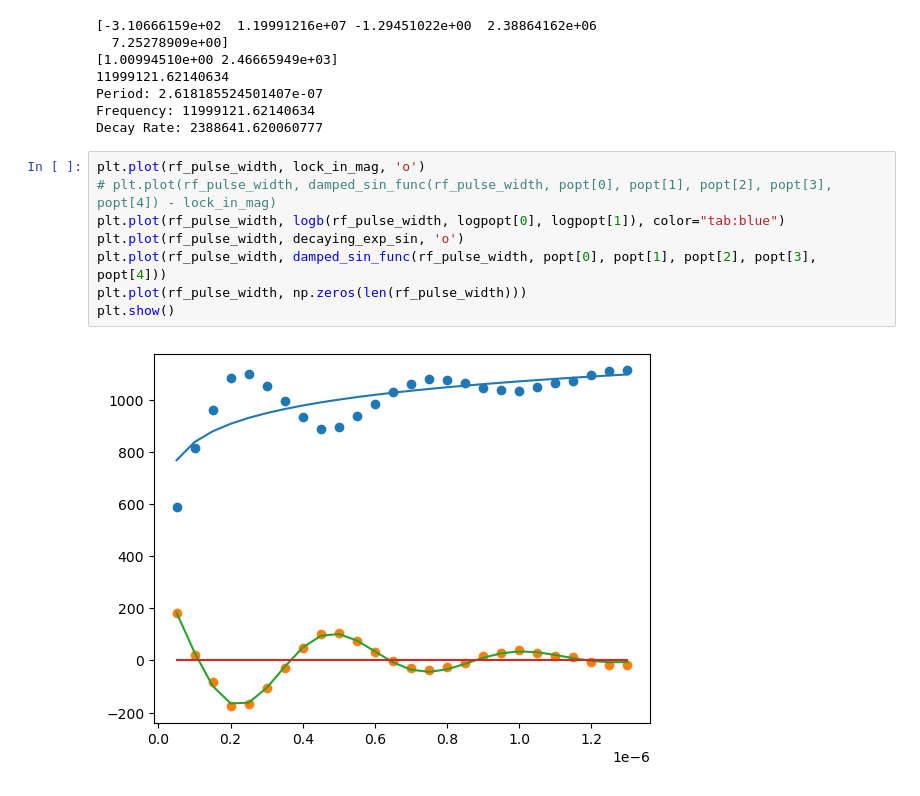
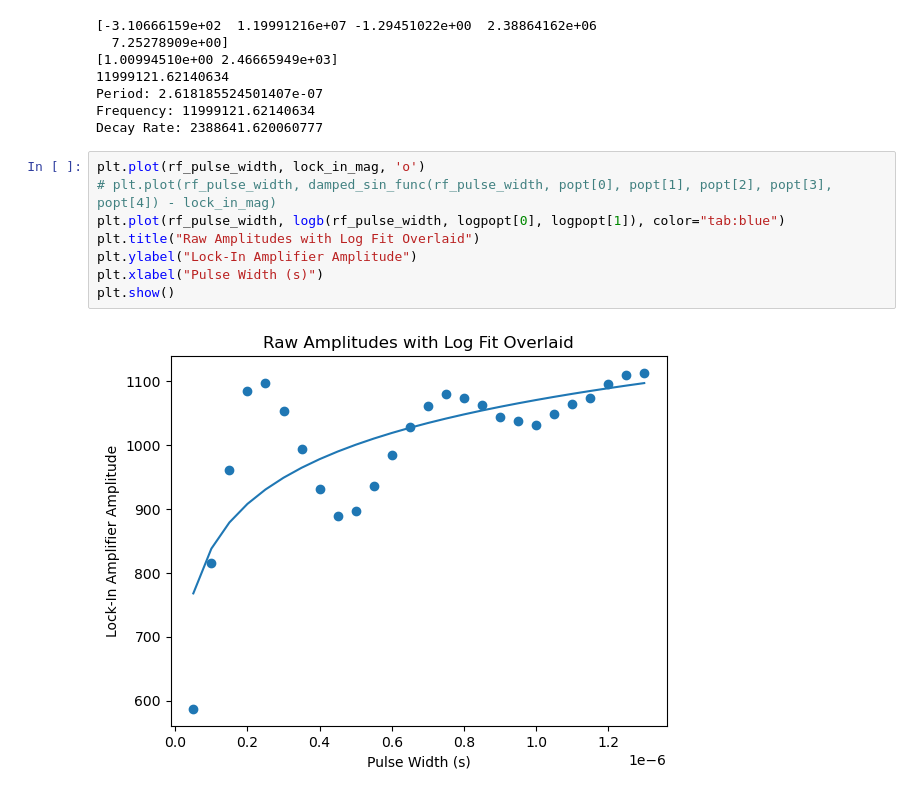
Before and after one commit to yudgy/ee400-lab2-qubit-control, a Jupyter notebook: Rabi_exp.ipynb, the cells around one changed output. Saved outputs shown, nothing was run; the diff lists cells and outputs as text.

```diff
--- a/Rabi_exp.ipynb
+++ b/Rabi_exp.ipynb
@@ -287,10 +287,10 @@ Decay Rate: 2388641.620060777
 # %%
 plt.plot(rf_pulse_width, lock_in_mag, 'o')
 # plt.plot(rf_pulse_width, damped_sin_func(rf_pulse_width, popt[0], popt[1], popt[2], popt[3], popt[4]) - lock_in_mag)
 plt.plot(rf_pulse_width, logb(rf_pulse_width, logpopt[0], logpopt[1]), color="tab:blue")
-plt.plot(rf_pulse_width, decaying_exp_sin, 'o')
-plt.plot(rf_pulse_width, damped_sin_func(rf_pulse_width, popt[0], popt[1], popt[2], popt[3], popt[4]))
-plt.plot(rf_pulse_width, np.zeros(len(rf_pulse_width)))
+plt.title("Raw Amplitudes with Log Fit Overlaid")
+plt.ylabel("Lock-In Amplifier Amplitude")
+plt.xlabel("Pulse Width (s)")
 plt.show()
 # %% [output]
-[figure, old version]
+[figure, new version]
```
Also changed, not shown: parts of 1 cell of this notebook, 2 other files.
